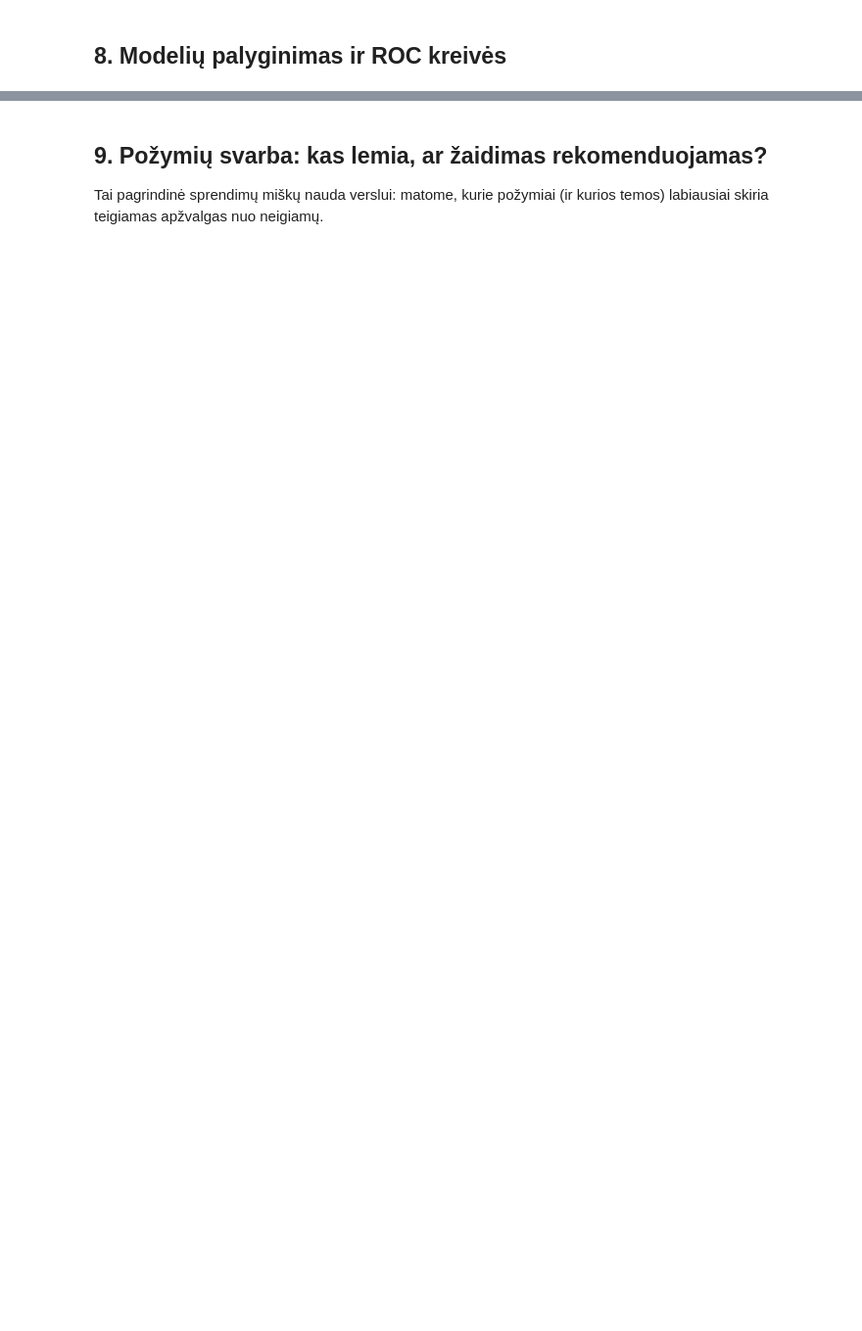
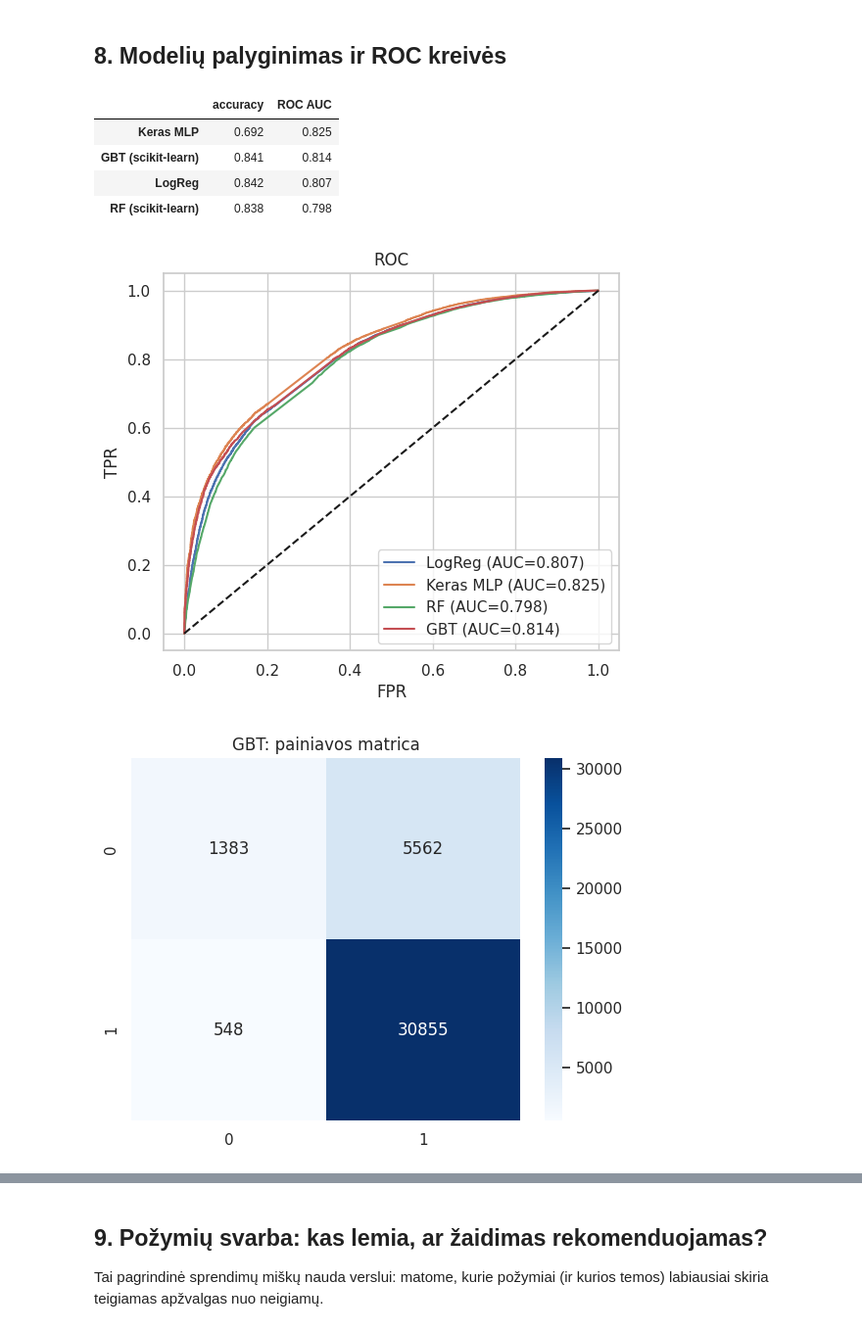
Before and after one commit to Mreimantas/Gilusis-mokymas-1-Nam-darbas-, a Jupyter notebook: notebooks/03_tabular_tf_tfdf.ipynb, the cells around one changed output, grey strips where cells are left out. Shown at 98% size. Drawn from its saved outputs; the diff is of its cells as text; code cells hidden in the pictures; blank space fills up the shorter version.

```diff
--- a/notebooks/03_tabular_tf_tfdf.ipynb
+++ b/notebooks/03_tabular_tf_tfdf.ipynb
@@ -156,12 +230,14 @@ print("MLP  acc=%.3f  AUC=%.3f" % res["Keras MLP"])
 * **Gradient Boosted Trees**: medžiai mokosi paeiliui, kiekvienas taiso ankstesnių klaidas. Dažnai tiksliausias tabuliniams duomenims.
 * Nereikia normalizacijos ir nereikia perrašyti lentelės: `pd_dataframe_to_tf_dataset`.
 # %%
-to_ds = lambda d: tfdf.keras.pd_dataframe_to_tf_dataset(d, label="label")
-train_ds, val_ds, test_ds = to_ds(tr), to_ds(va), to_ds(te)
+# Naudojame scikit-learn Sprendimų Miškus (Random Forest ir Gradient Boosting)
+rf = RandomForestClassifier(n_estimators=300, random_state=SEED, n_jobs=-1)
+rf.fit(tr[FEATURES], tr.label)
 
-rf = tfdf.keras.RandomForestModel(num_trees=300, verbose=0); rf.fit(train_ds)
-gbt = tfdf.keras.GradientBoostedTreesModel(num_trees=300, verbose=0); gbt.fit(train_ds, validation_data=val_ds)
-for name, m in [("TF-DF Random Forest", rf), ("TF-DF GBT", gbt)]:
-    p = m.predict(test_ds, verbose=0).ravel()
+gbt = GradientBoostingClassifier(n_estimators=300, random_state=SEED)
+gbt.fit(tr[FEATURES], tr.label)
+
+for name, m in [("RF (scikit-learn)", rf), ("GBT (scikit-learn)", gbt)]:
+    p = m.predict_proba(te[FEATURES])[:, 1]
     res[name] = (accuracy_score(te.label, p > .5), roc_auc_score(te.label, p))
     print(name, "acc=%.3f AUC=%.3f" % res[name])
@@ -170,13 +249,35 @@ for name, m in [("TF-DF Random Forest", rf), ("TF-DF GBT", gbt)]:
 # %%
 cmp = pd.DataFrame(res, index=["accuracy", "ROC AUC"]).T.sort_values("ROC AUC", ascending=False)
 display(cmp.round(3))
-probs = {"LogReg": p_lr, "Keras MLP": p_mlp,
-         "TF-DF RF": rf.predict(test_ds, verbose=0).ravel(), "TF-DF GBT": gbt.predict(test_ds, verbose=0).ravel()}
+
+probs = {
+    "LogReg": p_lr,
+    "Keras MLP": p_mlp,
+    "RF": rf.predict_proba(te[FEATURES])[:, 1],
+    "GBT": gbt.predict_proba(te[FEATURES])[:, 1]
+}
+
 plt.figure(figsize=(6, 5))
 for n, p in probs.items():
-    fpr, tpr, _ = roc_curve(te.label, p); plt.plot(fpr, tpr, label=f"{n} (AUC={roc_auc_score(te.label, p):.3f})")
-plt.plot([0, 1], [0, 1], "k--"); plt.xlabel("FPR"); plt.ylabel("TPR"); plt.legend(); plt.title("ROC"); plt.show()
+    fpr, tpr, _ = roc_curve(te.label, p)
+    plt.plot(fpr, tpr, label=f"{n} (AUC={roc_auc_score(te.label, p):.3f})")
+plt.plot([0, 1], [0, 1], "k--")
+plt.xlabel("FPR")
+plt.ylabel("TPR")
+plt.legend()
+plt.title("ROC")
+plt.show()
 
-best = probs["TF-DF GBT"] > .5
-sns.heatmap(confusion_matrix(te.label, best), annot=True, fmt="d", cmap="Blues"); plt.title("GBT: painiavos matrica"); plt.show()
+best = probs["GBT"] > .5
+sns.heatmap(confusion_matrix(te.label, best), annot=True, fmt="d", cmap="Blues")
+plt.title("GBT: painiavos matrica")
+plt.show()
 print(classification_report(te.label, best))
+# %% [output]
+|  | accuracy | ROC AUC |
+| Keras MLP | 0.692 | 0.825 |
+| GBT (scikit-learn) | 0.841 | 0.814 |
+| LogReg | 0.842 | 0.807 |
+| RF (scikit-learn) | 0.838 | 0.798 |
+[figure, added]
+[figure, added]
```
Also changed, not shown: parts of 12 cells of this notebook.
